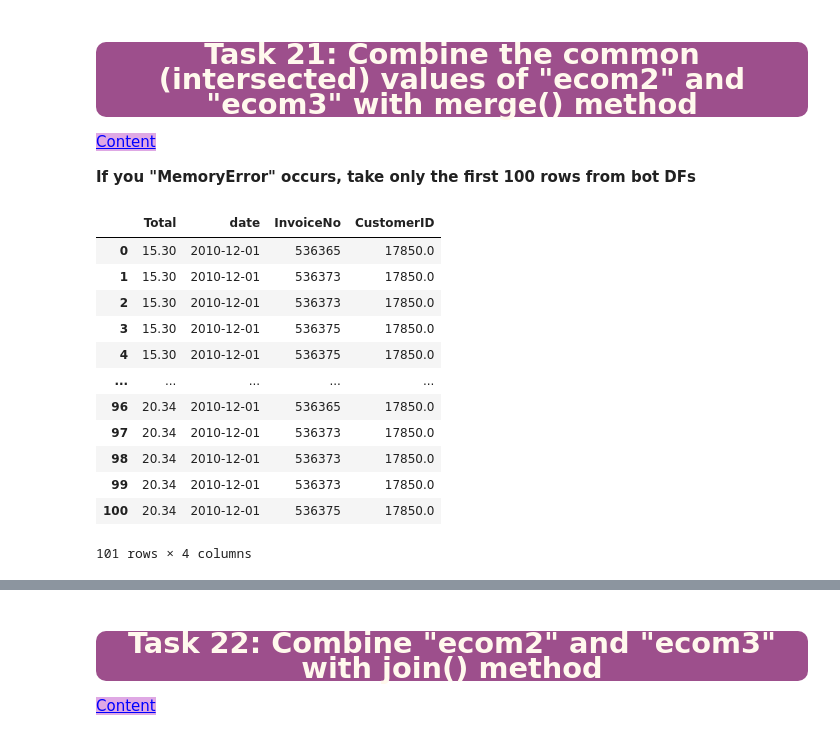
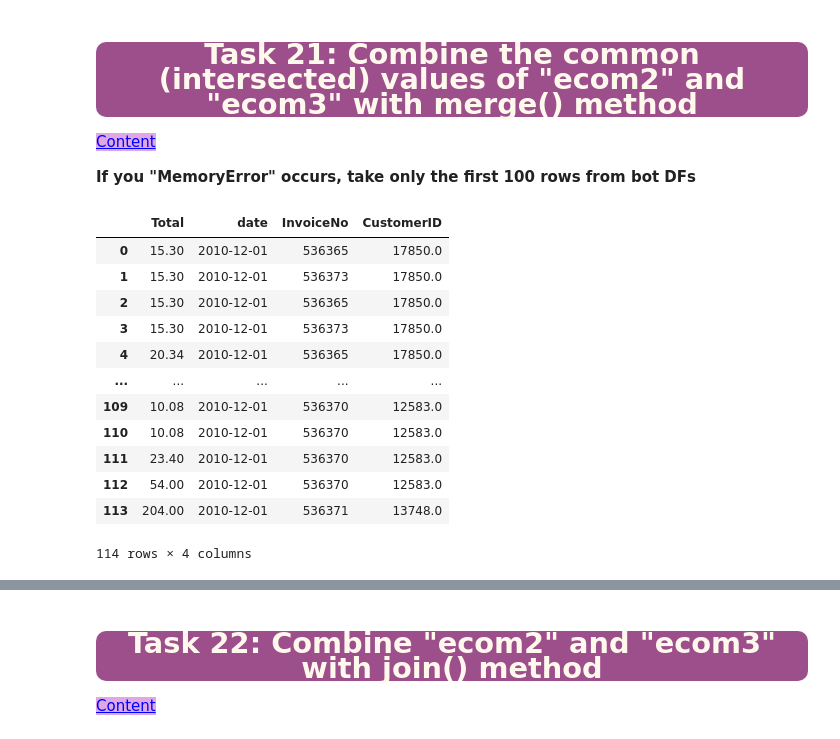
Before and after one commit to MehmetAltinkurt/Data_Science_Assignments, a Jupyter notebook: Assignment_02_Student.ipynb, the cells around one changed output, grey strips where cells are left out. Cells and saved outputs as stored; diff of their text form; code cells hidden in the pictures.

```diff
--- a/Assignment_02_Student.ipynb
+++ b/Assignment_02_Student.ipynb
@@ -1048,21 +1048,21 @@ style="color:blue; background-color:#dfa8e4" data-toggle="popover">Content</a>
 # %%
 # YOUR CODE IS HERE
 
-pd.merge(ecom2.iloc[:100],ecom3.iloc[:100],how="inner").loc[:100]
+pd.merge(ecom2.iloc[:50],ecom3.iloc[:50],how="inner")
 # %% [output]
 |  | Total | date | InvoiceNo | CustomerID |
 | 0 | 15.30 | 2010-12-01 | 536365 | 17850.0 |
 | 1 | 15.30 | 2010-12-01 | 536373 | 17850.0 |
-| 2 | 15.30 | 2010-12-01 | 536373 | 17850.0 |
-| 3 | 15.30 | 2010-12-01 | 536375 | 17850.0 |
-| 4 | 15.30 | 2010-12-01 | 536375 | 17850.0 |
+| 2 | 15.30 | 2010-12-01 | 536365 | 17850.0 |
+| 3 | 15.30 | 2010-12-01 | 536373 | 17850.0 |
+| 4 | 20.34 | 2010-12-01 | 536365 | 17850.0 |
 | ... | ... | ... | ... | ... |
-| 96 | 20.34 | 2010-12-01 | 536365 | 17850.0 |
-| 97 | 20.34 | 2010-12-01 | 536373 | 17850.0 |
-| 98 | 20.34 | 2010-12-01 | 536373 | 17850.0 |
-| 99 | 20.34 | 2010-12-01 | 536373 | 17850.0 |
-| 100 | 20.34 | 2010-12-01 | 536375 | 17850.0 |
+| 109 | 10.08 | 2010-12-01 | 536370 | 12583.0 |
+| 110 | 10.08 | 2010-12-01 | 536370 | 12583.0 |
+| 111 | 23.40 | 2010-12-01 | 536370 | 12583.0 |
+| 112 | 54.00 | 2010-12-01 | 536370 | 12583.0 |
+| 113 | 204.00 | 2010-12-01 | 536371 | 13748.0 |
-101 rows × 4 columns
+114 rows × 4 columns
 # %% [markdown]
 Desired Output:
 
```
